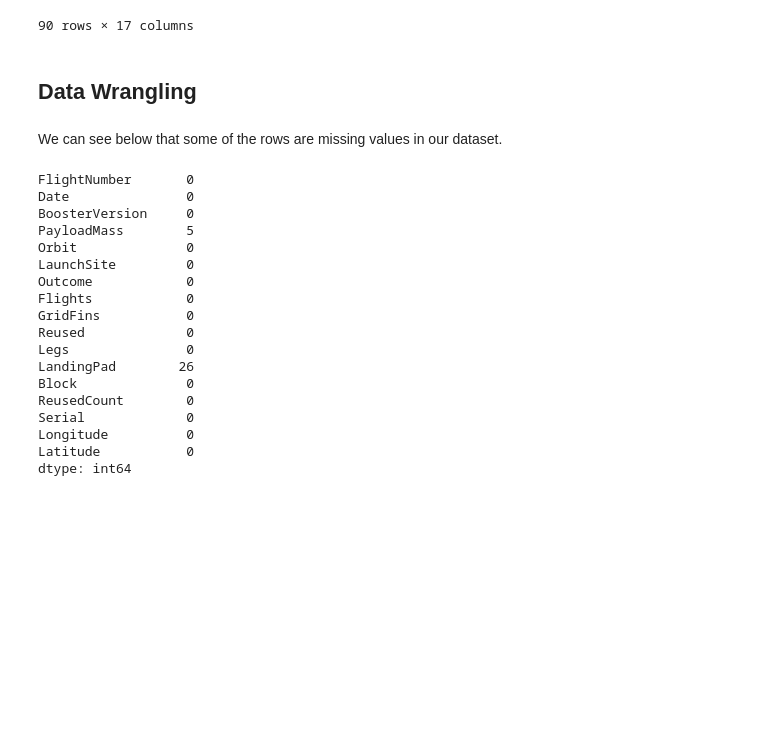
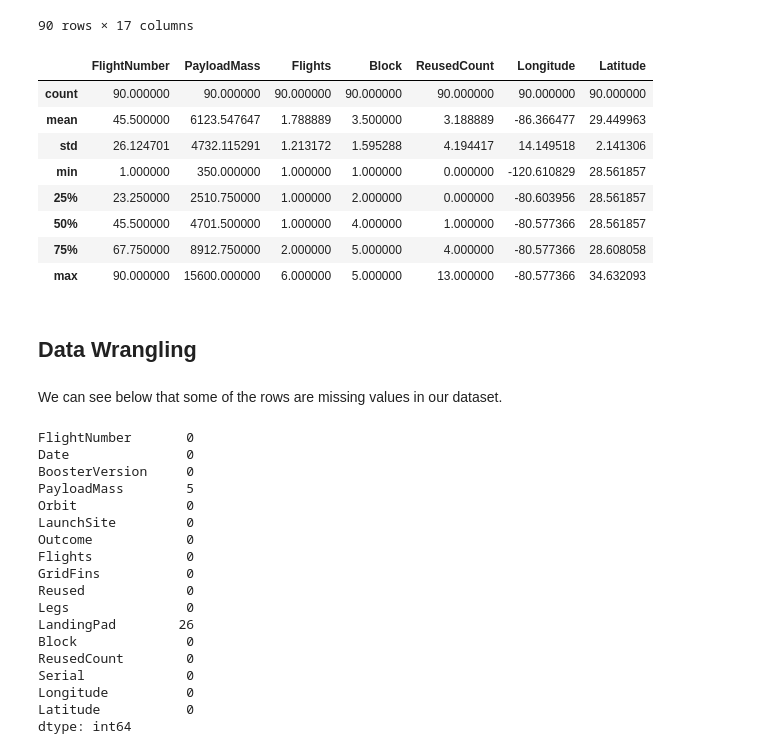
Before and after one commit to johngai19/DataScienceCourses, a Jupyter notebook: Applied Data Science Capstone/jupyter-labs-spacex-data-collection-api.ipynb, the cells around one changed output. Drawn from its saved outputs; the diff is of its cells as text; code cells hidden in the pictures; blank space fills up the shorter version.

```diff
--- a/Applied Data Science Capstone/jupyter-labs-spacex-data-collection-api.ipynb
+++ b/Applied Data Science Capstone/jupyter-labs-spacex-data-collection-api.ipynb
@@ -296,6 +296,18 @@ data_falcon9
 | 92 | 89 | 2020-10-24 | Falcon 9 | 15600.0 | VLEO | CCSFS SLC 40 | True ASDS | 3 | True | ... |
 | 93 | 90 | 2020-11-05 | Falcon 9 | 3681.0 | MEO | CCSFS SLC 40 | True ASDS | 1 | True | ... |
 90 rows × 17 columns
+# %%
+data_falcon9.describe()
+# %% [output]
+|  | FlightNumber | PayloadMass | Flights | Block | ReusedCount | Longitude | Latitude |
+| count | 90.000000 | 90.000000 | 90.000000 | 90.000000 | 90.000000 | 90.000000 | 90.000000 |
+| mean | 45.500000 | 6123.547647 | 1.788889 | 3.500000 | 3.188889 | -86.366477 | 29.449963 |
+| std | 26.124701 | 4732.115291 | 1.213172 | 1.595288 | 4.194417 | 14.149518 | 2.141306 |
+| min | 1.000000 | 350.000000 | 1.000000 | 1.000000 | 0.000000 | -120.610829 | 28.561857 |
+| 25% | 23.250000 | 2510.750000 | 1.000000 | 2.000000 | 0.000000 | -80.603956 | 28.561857 |
+| 50% | 45.500000 | 4701.500000 | 1.000000 | 4.000000 | 1.000000 | -80.577366 | 28.561857 |
+| 75% | 67.750000 | 8912.750000 | 2.000000 | 5.000000 | 4.000000 | -80.577366 | 28.608058 |
+| max | 90.000000 | 15600.000000 | 6.000000 | 5.000000 | 13.000000 | -80.577366 | 34.632093 |
 # %% [markdown]
 ## Data Wrangling
 # %% [markdown]
```
Also changed, not shown: parts of 5 cells of this notebook.
